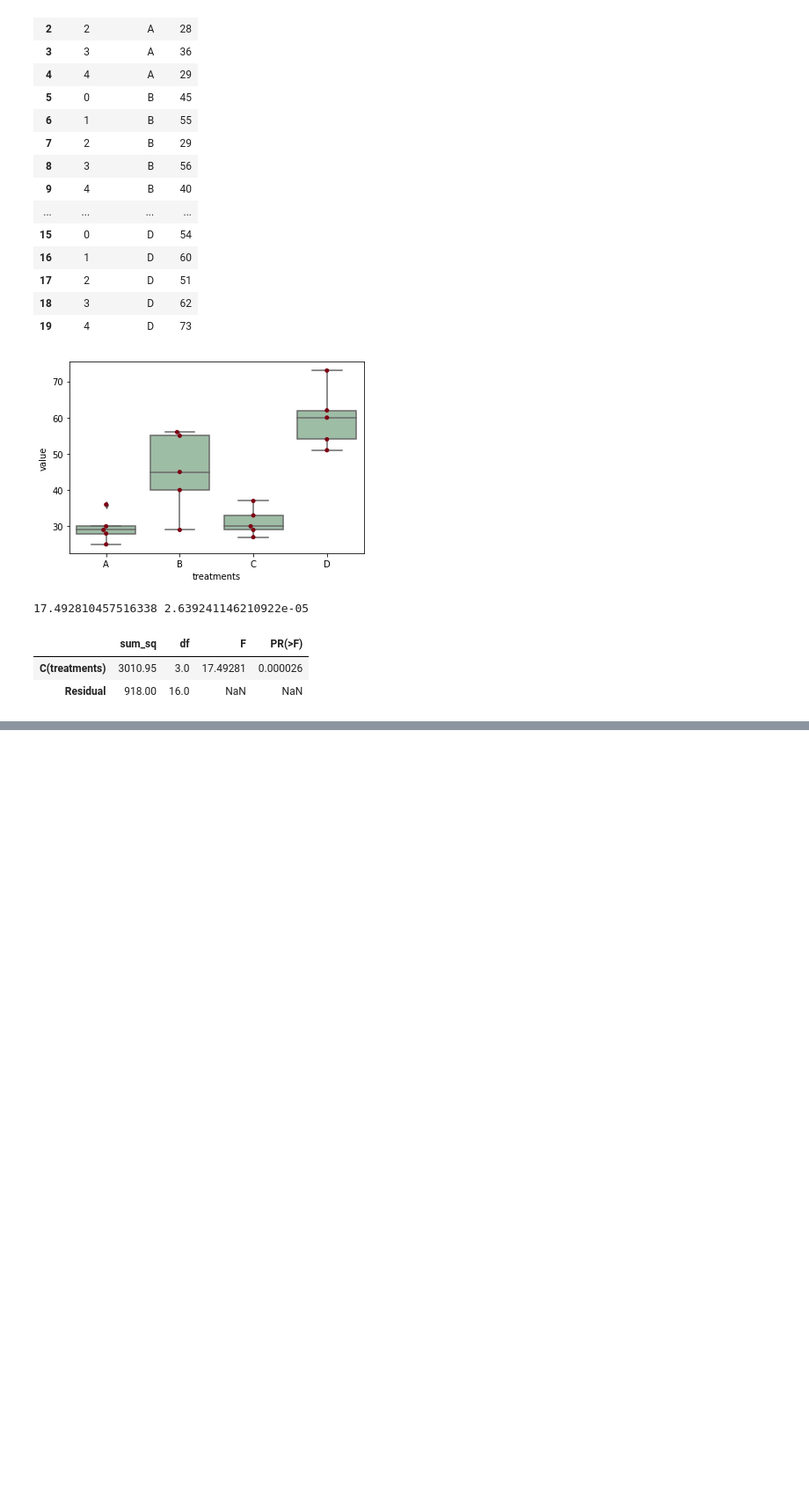
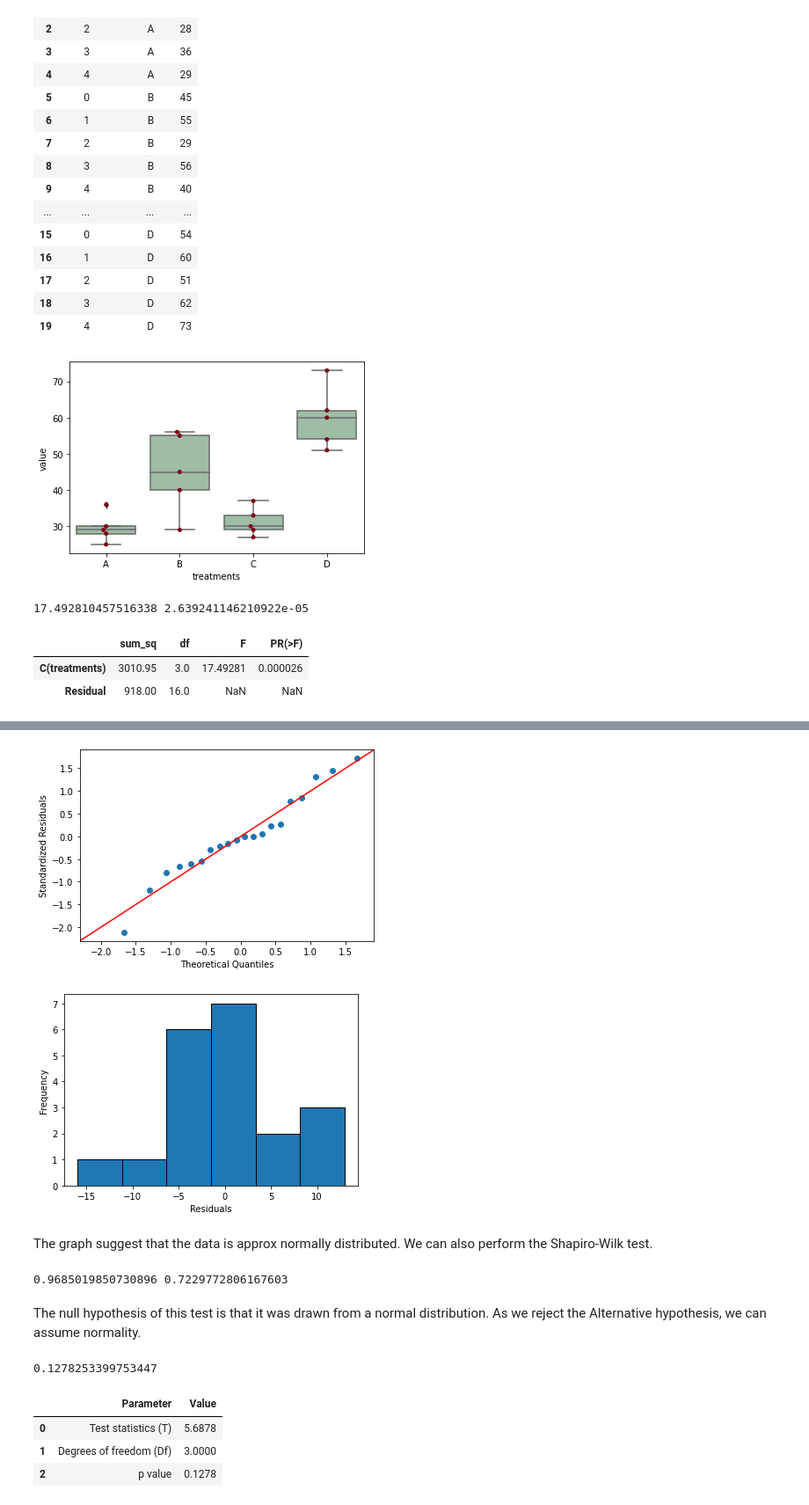
Before and after one commit to LucianoBatista/study-sprints, a Jupyter notebook: sprint-2021-12-31/hypothesis-tests-review/anova.ipynb, the cells around one changed output, grey strips where cells are left out. Shown: that part at 88% size. Saved outputs shown, nothing was run; the diff lists cells and outputs as text; code cells hidden in the pictures; blank space fills up the shorter version.

Commit message:
:construction: updating progress on ANOVA with python.

```diff
--- a/sprint-2021-12-31/hypothesis-tests-review/anova.ipynb
+++ b/sprint-2021-12-31/hypothesis-tests-review/anova.ipynb
@@ -96,0 +113,8 @@ anova_table
+# %%
+# let's use bioinfokit
+from bioinfokit.analys import stat
+
+# perform Tukey's HSD
+res = stat()
+res.tukey_hsd(df=df_melted, res_var="value", xfac_var="treatments", anova_model="value ~ C(treatments)")
+res.tukey_summary
@@ -96,0 +145,43 @@ anova_table
+# %%
+import statsmodels.api as sm
+import matplotlib.pyplot as plt
+
+sm.qqplot(res.anova_std_residuals, line='45')
+plt.xlabel("Theoretical Quantiles")
+plt.ylabel("Standardized Residuals")
+plt.show()
+
+plt.hist(res.anova_model_out.resid, bins="auto", histtype="bar", ec="k")
+plt.xlabel("Residuals")
+plt.ylabel("Frequency")
+plt.show()
+# %% [output]
+[figure, added]
+[figure, added]
+# %% [markdown]
+The graph suggest that the data is approx normally distributed. We can also perform the Shapiro-Wilk test.
+# %%
+import scipy.stats as stats
+
+w, pvalue = stats.shapiro(model.resid)
+print(w, pvalue)
+# %% [output]
+0.9685019850730896 0.7229772806167603
+# %% [markdown]
+The null hypothesis of this test is that it was drawn from a normal distribution. As we reject the Alternative hypothesis, we can assume normality.
+# %%
+# lets check homocedastidade
+w, pvalue = stats.bartlett(dataset["A"], dataset["B"], dataset["C"], dataset["D"])
+pvalue
+# %% [output]
+0.1278253399753447
+# %%
+# using biokit
+res = stat()
+res.bartlett(df=df_melted, res_var="value", xfac_var="treatments")
+res.bartlett_summary
+# %% [output]
+|  | Parameter | Value |
+| 0 | Test statistics (T) | 5.6878 |
+| 1 | Degrees of freedom (Df) | 3.0000 |
+| 2 | p value | 0.1278 |
```
Also changed, not shown: parts of 20 cells of this notebook, 3 other files.
